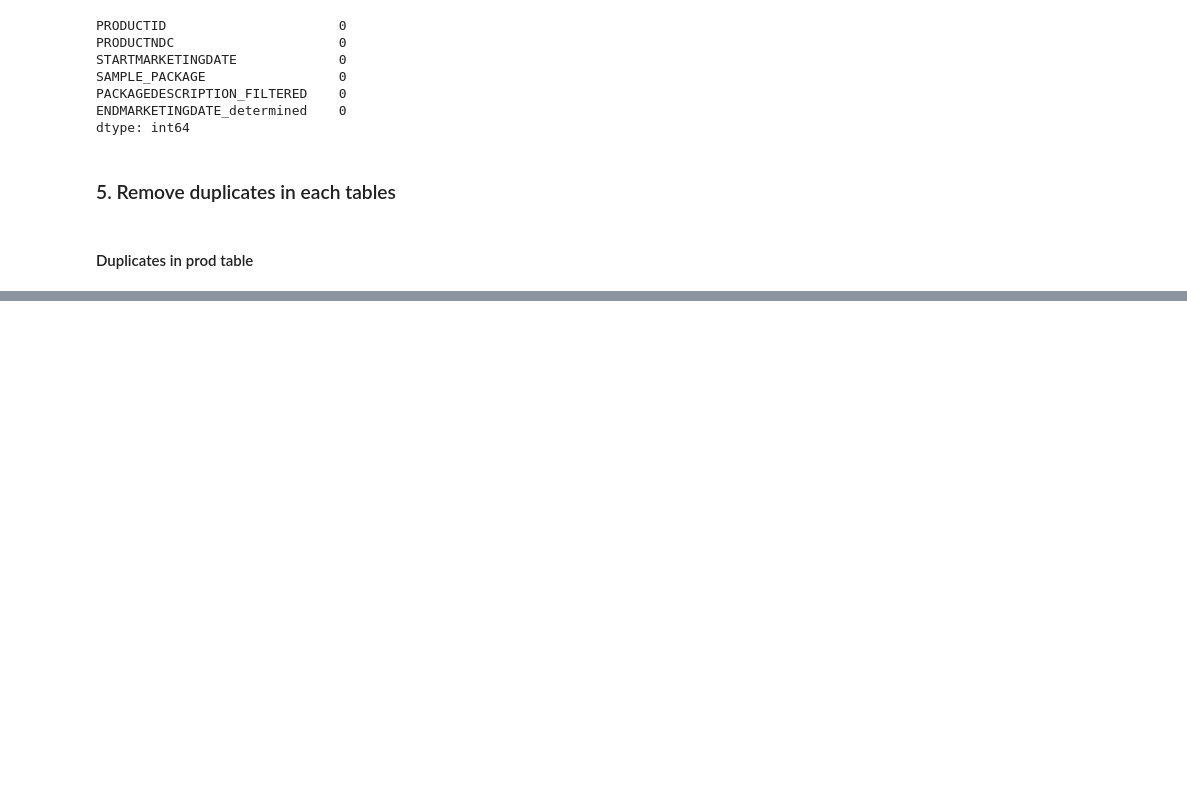
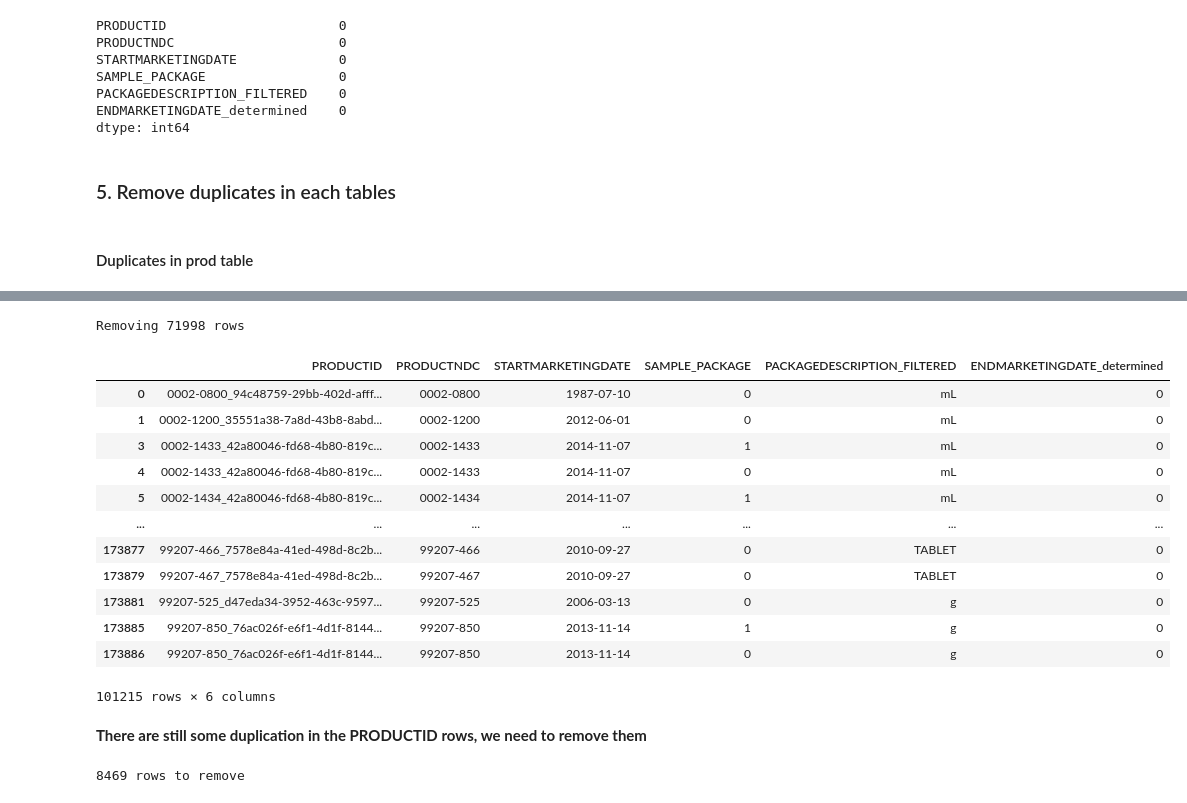
Before and after one commit to simlal/data-mining-assignments_bin710, a Jupyter notebook: dev2/tp2.ipynb, the cells around one changed output, grey strips where cells are left out. Saved outputs shown, nothing was run; the diff lists cells and outputs as text; code cells hidden in the pictures; blank space fills up the shorter version.

Commit message:
init merge prod/pack

```diff
--- a/dev2/tp2.ipynb
+++ b/dev2/tp2.ipynb
@@ -1990,0 +2038,28 @@ dtype: int64
+# %%
+print(f"Removing {pack.duplicated().sum()} rows")
+# %% [output]
+Removing 71998 rows
+# %%
+pack = pack.drop(pack[pack.duplicated()].index)
+# %%
+pack
+# %% [output]
+|  | PRODUCTID | PRODUCTNDC | STARTMARKETINGDATE | SAMPLE_PACKAGE | PACKAGEDESCRIPTION_FILTERED | ENDMARKETINGDATE_determined |
+| 0 | 0002-0800_94c48759-29bb-402d-afff... | 0002-0800 | 1987-07-10 | 0 | mL | 0 |
+| 1 | 0002-1200_35551a38-7a8d-43b8-8abd... | 0002-1200 | 2012-06-01 | 0 | mL | 0 |
+| 3 | 0002-1433_42a80046-fd68-4b80-819c... | 0002-1433 | 2014-11-07 | 1 | mL | 0 |
+| 4 | 0002-1433_42a80046-fd68-4b80-819c... | 0002-1433 | 2014-11-07 | 0 | mL | 0 |
+| 5 | 0002-1434_42a80046-fd68-4b80-819c... | 0002-1434 | 2014-11-07 | 1 | mL | 0 |
+| ... | ... | ... | ... | ... | ... | ... |
+| 173877 | 99207-466_7578e84a-41ed-498d-8c2b... | 99207-466 | 2010-09-27 | 0 | TABLET | 0 |
+| 173879 | 99207-467_7578e84a-41ed-498d-8c2b... | 99207-467 | 2010-09-27 | 0 | TABLET | 0 |
+| 173881 | 99207-525_d47eda34-3952-463c-9597... | 99207-525 | 2006-03-13 | 0 | g | 0 |
+| 173885 | 99207-850_76ac026f-e6f1-4d1f-8144... | 99207-850 | 2013-11-14 | 1 | g | 0 |
+| 173886 | 99207-850_76ac026f-e6f1-4d1f-8144... | 99207-850 | 2013-11-14 | 0 | g | 0 |
+101215 rows × 6 columns
+# %% [markdown]
+**There are still some duplication in the PRODUCTID rows, we need to remove them**
+# %%
+print(f'{pack["PRODUCTID"].duplicated().sum()} rows to remove')
+# %% [output]
+8469 rows to remove
```
Also changed, not shown: parts of 26 cells of this notebook.
